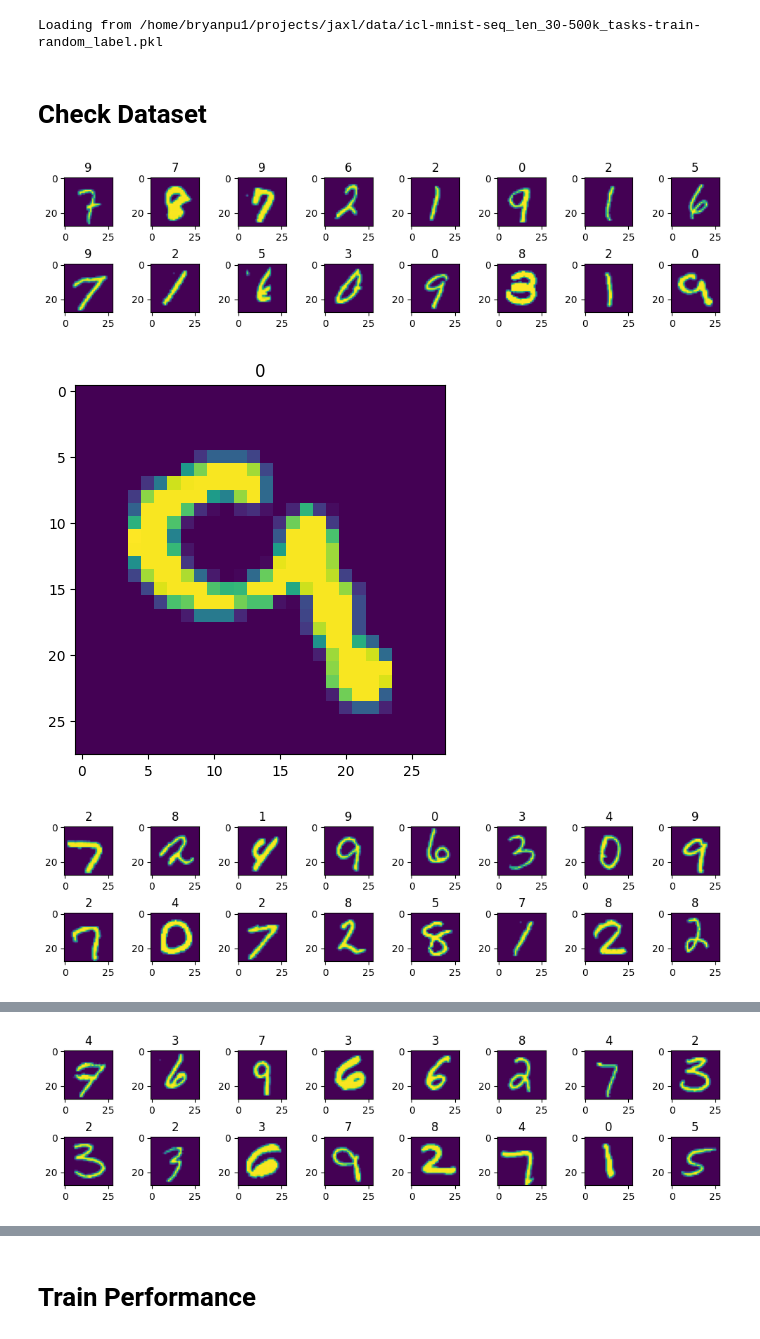
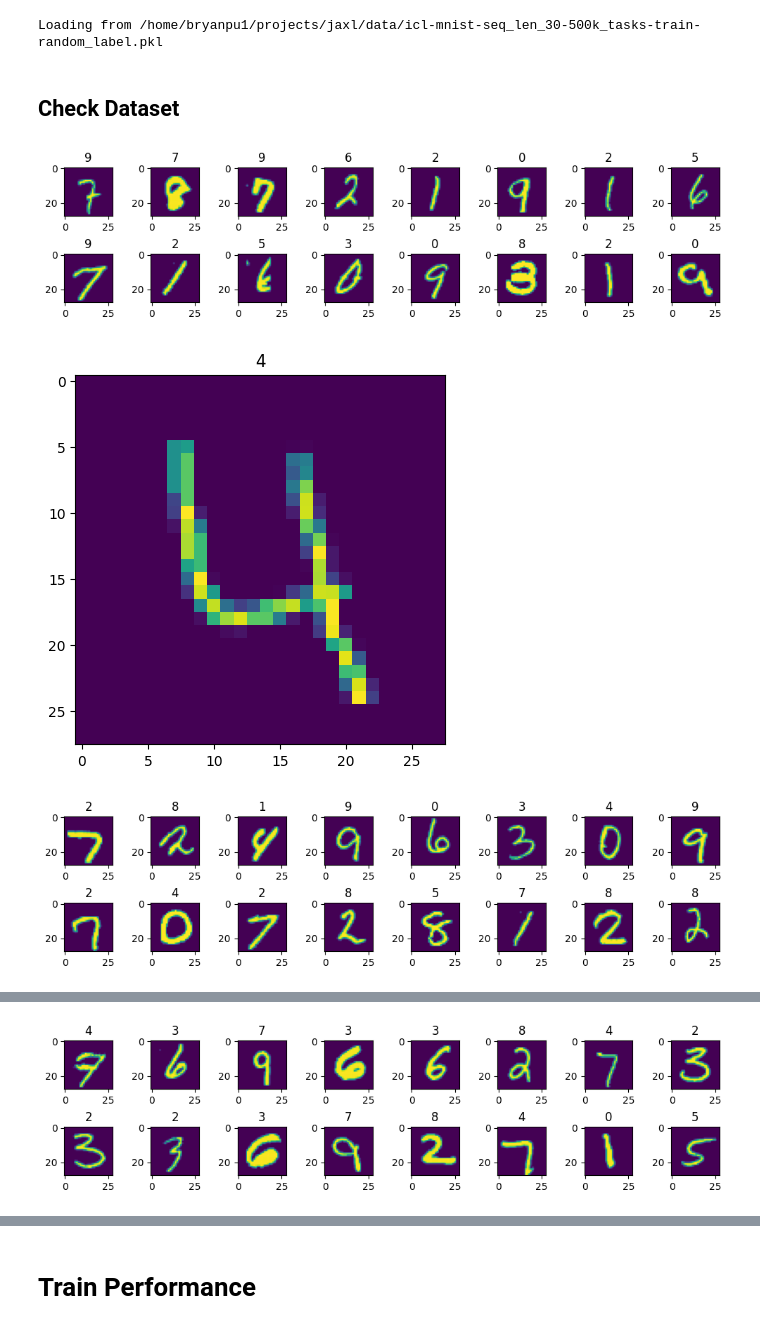
Before and after one commit to chanb/jaxl, a Jupyter notebook: scripts/icl_nc/icl_nc_check.ipynb, the cells around one changed output, grey strips where cells are left out. Drawn from its saved outputs; the diff is of its cells as text; code cells hidden in the pictures.

```diff
--- a/scripts/icl_nc/icl_nc_check.ipynb
+++ b/scripts/icl_nc/icl_nc_check.ipynb
@@ -40,7 +45,7 @@ mnist_path = "/home/bryanpu1/projects/jaxl/"
 learner_path = "/home/bryanpu1/projects/jaxl/{}".format(
     # "jaxl/logs/icl-mnist/context_len_16-num_blocks_8-01-25-24_14_43_17-c7291ffc-8ce2-4765-a6b7-452a095e7c53", # No permutation on label as tasks
     # "jaxl/logs/icl-mnist/context_len_16-num_blocks_8-random_label-01-25-24_17_03_48-49d56e3a-5702-4b5a-b7e5-d6fbcc9153ff", # Trained for 10k epochs, with bs = 128
-    "" # Trained for 5k epochs, with bs = 32, full-context length
+    "jaxl/logs/icl-mnist/context_len_16-num_blocks_8-fixed_length-random_label-01-26-24_13_12_58-969855a4-434e-4acf-b4b3-58bff7006a67" # Trained for 5k epochs, with bs = 32, full-context length
 )
 
 exp_name = "-".join(learner_path.split("/")[-1].split("-")[:-8])
@@ -172,31 +185,31 @@ train_loader = DataLoader(
 # %% [output]
 Loading from /home/bryanpu1/projects/jaxl/data/icl-mnist-seq_len_30-500k_tasks-train-random_label.pkl
 # %% [markdown]
-# Check Dataset
+## Check Dataset
 # %%
-for task_i in range(3):
+for task_i in range(2):
     ci, co, q, l = train_dataset[task_i * 29 + 28]
 
     nrows = 2
     ncols = 8
     fig, axes = plt.subplots(
         nrows,
         ncols,
         figsize=set_size(doc_width_pt, 0.95, (nrows, ncols), False),
         layout="constrained",
     )
 
     for idx, (img, label) in enumerate(zip(ci, co)):
         axes[idx // ncols, idx % ncols].imshow(img)
         axes[idx // ncols, idx % ncols].set_title(np.argmax(label))
     plt.show()
     plt.close()
 
     plt.imshow(q.numpy()[0])
     plt.title(np.argmax(l))
     plt.show()
     plt.close()
 # %% [output]
 [figure]
-[figure, old version]
+[figure, new version]
 [figure]
```
Also changed, not shown: parts of 18 cells of this notebook, 5 other files.
